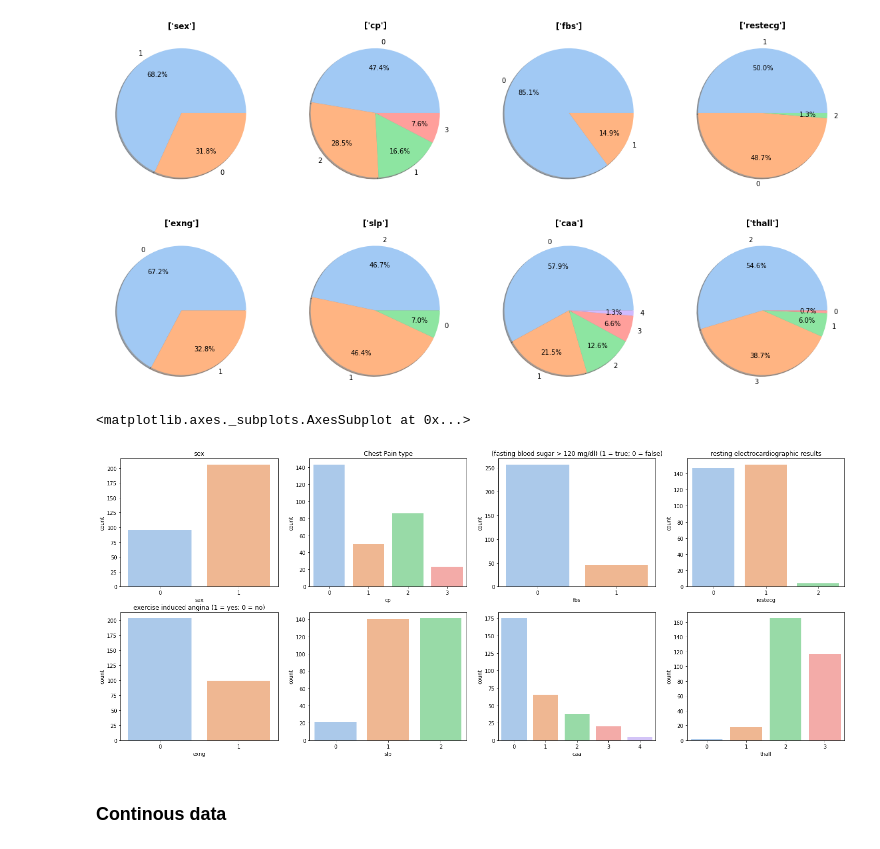
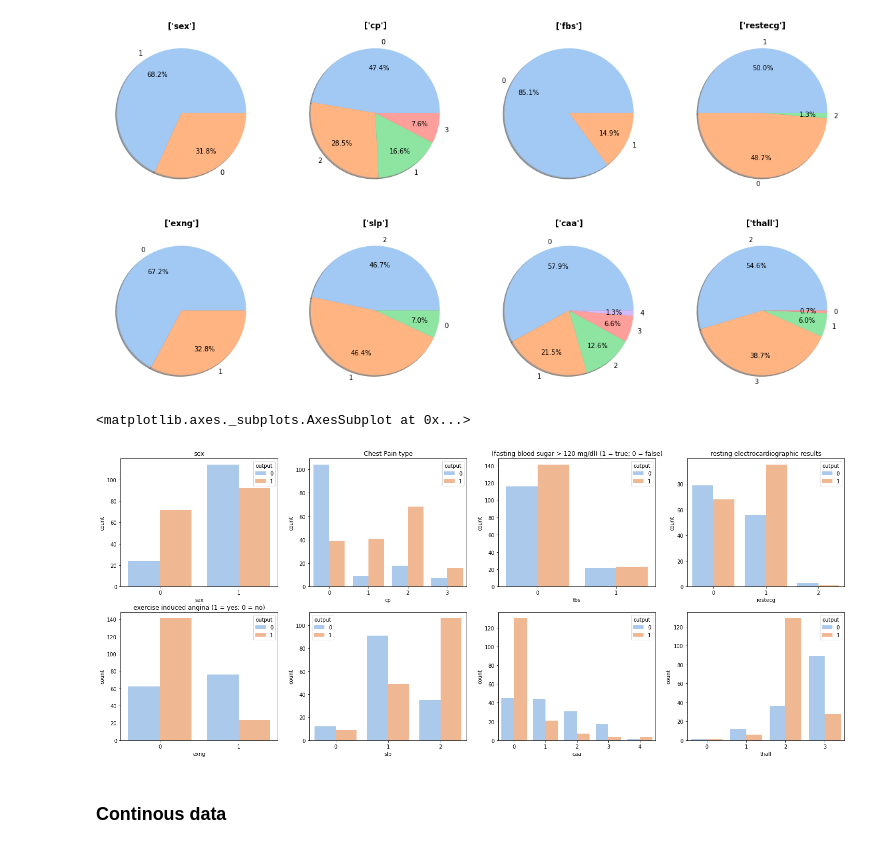
Before and after one commit to hanabero/sample_projects, a Jupyter notebook: heart.ipynb, the cells around one changed output. Saved outputs shown, nothing was run; the diff lists cells and outputs as text; code cells hidden in the pictures.

```diff
--- a/heart.ipynb
+++ b/heart.ipynb
@@ -199,36 +198,37 @@ plt.show()
 # %%
 fig, axes = plt.subplots(2, 4, figsize = (25,10), sharey=False)
 #sex
-sns.countplot(ax=axes[0,0], data=df, x='sex', palette='pastel')
+sns.countplot(ax=axes[0,0], data=df, x='sex', palette='pastel', hue='output')
 axes[0,0].set_title('sex')
 
 #cp
-sns.countplot(ax=axes[0,1], data=df, x='cp', palette='pastel')
+sns.countplot(ax=axes[0,1], data=df, x='cp', palette='pastel', hue='output')
 axes[0,1].set_title('Chest Pain type')
 
 #fbs
-sns.countplot(ax=axes[0,2], data=df, x='fbs', palette='pastel')
+sns.countplot(ax=axes[0,2], data=df, x='fbs', palette='pastel', hue='output')
 axes[0,2].set_title('(fasting blood sugar > 120 mg/dl) (1 = true; 0 = false)')
 
 #restecg
-sns.countplot(ax=axes[0,3], data=df, x='restecg', palette='pastel')
+sns.countplot(ax=axes[0,3], data=df, x='restecg', palette='pastel',
+              hue='output')
 axes[0,3].set_title('resting electrocardiographic results')
 
 #exng
-sns.countplot(ax=axes[1,0], data=df, x='exng', palette='pastel')
+sns.countplot(ax=axes[1,0], data=df, x='exng', palette='pastel', hue='output')
 axes[1,0].set_title('exercise induced angina (1 = yes; 0 = no)')
 
 #slp
-sns.countplot(ax=axes[1,1], data=df, x='slp', palette='pastel')
+sns.countplot(ax=axes[1,1], data=df, x='slp', palette='pastel', hue='output')
 
 #caa
-sns.countplot(ax=axes[1,2], data=df, x='caa', palette='pastel')
+sns.countplot(ax=axes[1,2], data=df, x='caa', palette='pastel', hue='output')
 
 #thall
-sns.countplot(ax=axes[1,3], data=df, x='thall', palette='pastel')
+sns.countplot(ax=axes[1,3], data=df, x='thall', palette='pastel', hue='output')
 # %% [output]
 <matplotlib.axes._subplots.AxesSubplot at 0x...>
-[figure, old version]
+[figure, new version]
 # %% [markdown]
 ### <a name='3'></a> Continous data
 # %%
```
Also changed, not shown: parts of 7 cells of this notebook.
